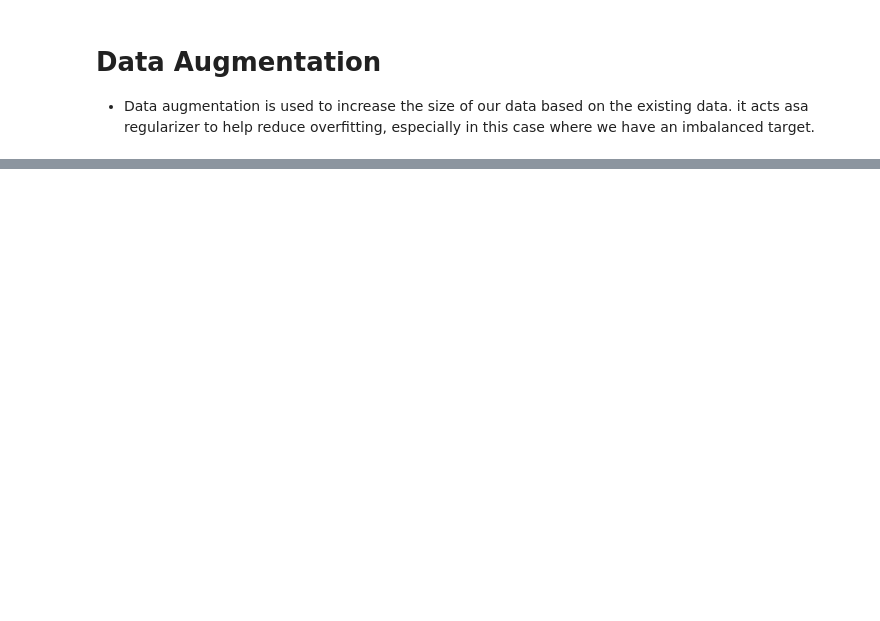
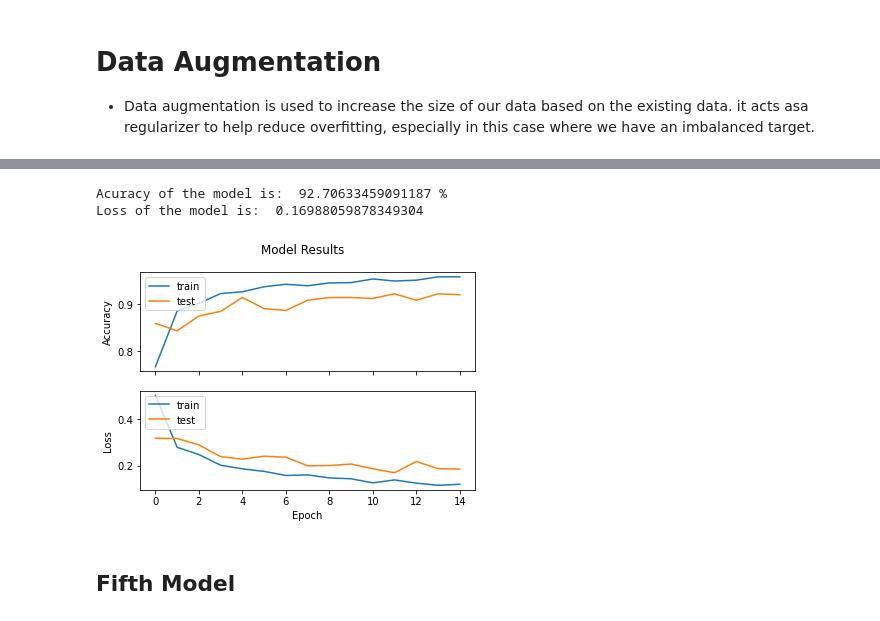
Before and after one commit to Teetee-lab/X-Ray_Image_Project, a Jupyter notebook: notebooks/Teetee/xrayeda-model.ipynb, the cells around one changed output, grey strips where cells are left out. Drawn from its saved outputs; the diff is of its cells as text; code cells hidden in the pictures; blank space fills up the shorter version.

```diff
--- a/notebooks/Teetee/xrayeda-model.ipynb
+++ b/notebooks/Teetee/xrayeda-model.ipynb
@@ -278,0 +587,25 @@ plt.show()
+# %%
+model3 = Sequential()
+model3.add(Conv2D(32,(3,3),activation = 'relu',padding='same',input_shape = input_shape))
+model3.add(Conv2D(32,(3,3),activation='relu',padding='same'))
+model3.add(MaxPooling2D((2,2),strides=(2,2)))
+
+#Layers
+model3.add(Conv2D(32,(3,3),activation='relu',padding='same'))
+model3.add(Conv2D(32,(3,3),activation='relu',padding='same'))
+model3.add(MaxPooling2D((2,2),strides=(2,2)))
+
+#layers
+model3.add(Conv2D(64,(3,3),activation='relu',padding='same'))
+model3.add(Conv2D(64,(3,3),activation='relu',padding='same'))
+model3.add(MaxPooling2D((2,2), strides = (2,2)))
+
+#output
+model3.add(Flatten())
+model3.add(Dense(900, activation='relu'))
+model3.add(Dropout(0.5))
+model3.add(Dense(1, activation='sigmoid'))
+
+model3.compile(loss='binary_crossentropy',
+             optimizer ='adam',
+             metrics=['accuracy'])
@@ -278,0 +632,6 @@ plt.show()
+# %%
+results3= model3.fit_generator(training_generator,
+                             steps_per_epoch=4695//32,
+                             epochs = 15,
+                             validation_data = val_generator,
+                             validation_steps= 521//32)
@@ -278,0 +656,11 @@ plt.show()
+# %%
+evaluate_model(model3)
+# %% [output]
+Acuracy of the model is:  92.70633459091187 %
+Loss of the model is:  0.16988059878349304
+# %%
+visualize_training_results(results3)
+# %% [output]
+[figure, added]
+# %% [markdown]
+## Fifth Model
```
Also changed, not shown: parts of 53 cells of this notebook.
